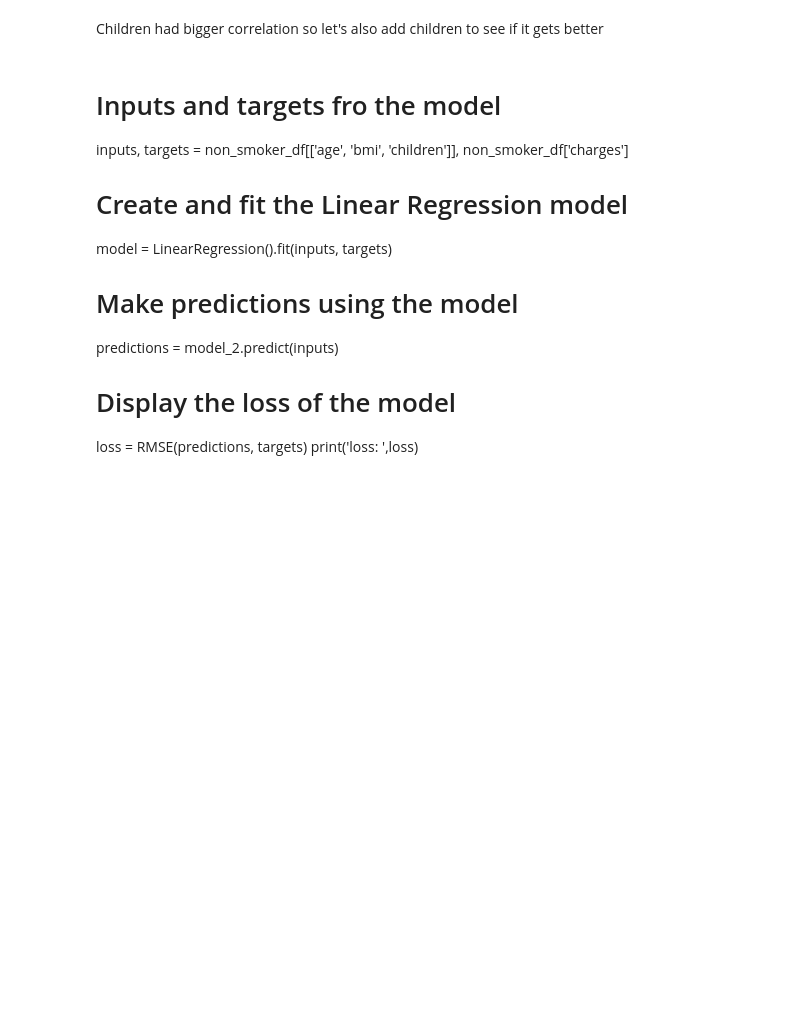
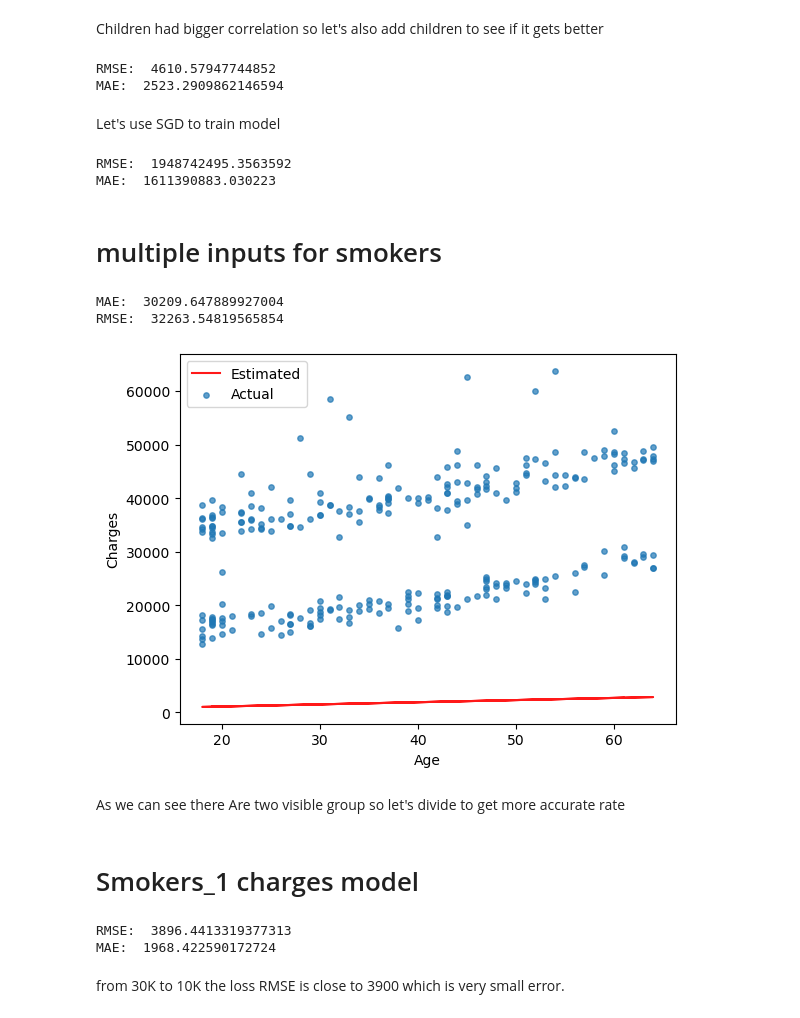
Before and after one commit to bashiir-code/ML-Project---Health-Insurance-Cost-Prediction, a Jupyter notebook: linear_regression.ipynb, the cells around one changed output. Drawn from its saved outputs; the diff is of its cells as text; code cells hidden in the pictures; blank space fills up the shorter version.

```diff
--- a/linear_regression.ipynb
+++ b/linear_regression.ipynb
@@ -828,13 +841,41 @@ array([266.74339853,   7.11137873])
 BMI has a very low weight coefficient, indicating a minimal correlation with charges. Therefore, it is not an effective alone as a input variable for training the model.
 # %% [markdown]
 Children had bigger correlation so let's also add children to see if it gets better
-# %% [markdown]
-# Inputs and targets fro the model
-inputs, targets = non_smoker_df[['age', 'bmi', 'children']], non_smoker_df['charges']
-# Create and fit the Linear Regression model
-model = LinearRegression().fit(inputs, targets)
-# Make predictions using the model
-predictions = model_2.predict(inputs)
-# Display the loss of the model
-loss = RMSE(predictions, targets)
-print('loss: ',loss)
+# %%
+# Inputs and targets for the model
+inputs, targets = non_smoker_df[['age', 'bmi', 'children']], non_smoker_df['charges']
+# Create and fit the Linear Regression model
+model = LinearRegression().fit(inputs, targets)
+# Make predictions using the model
+predictions = model.predict(inputs)
+# Display the loss of the model
+print('RMSE: ', RMSE(predictions, targets))
+print('MAE: ', MAE(predictions, targets))
+# %% [output]
+RMSE:  4610.57947744852
+MAE:  2523.2909862146594
+# %% [markdown]
+Let's use SGD to train model
+# %%
+# Inputs and targets for the model
+inputs, targets = non_smoker_df[['age', 'bmi', 'children']], non_smoker_df['charges']
+# make the model using SGD
+model_SGD = SGDRegressor().fit(inputs, targets)
+# Make predictions using the model
+predictions_SGD = model_SGD.predict(inputs)
+# Display the Loss of the model
+print('RMSE: ', RMSE(predictions_SGD, targets))
+print('MAE: ', MAE(predictions_SGD, targets))
+# %% [output]
+RMSE:  1948742495.3563592
+MAE:  1611390883.030223
+# %% [markdown]
+# multiple inputs for smokers
+# %%
+try_parameters_smoker(40, 300)
+# %% [output]
+MAE:  30209.647889927004
+RMSE:  32263.54819565854
+[figure, added]
+# %% [markdown]
+As we can see there Are two visible group so let's divide to get more accurate rate
@@ -840,0 +887,17 @@ print('loss: ',loss)
+# %% [markdown]
+# Smokers_1 charges model
+# %%
+# Inputs and targets for the model
+inputs, targets = smokers_1[['age', 'bmi', 'children']], smokers_1['charges']
+# Smokers_1 charges model
+model_SGD = LinearRegression().fit(inputs, targets)
+# Make predictions using the model
+predictions_SGD = model_SGD.predict(inputs)
+# Display the Loss of the model
+print('RMSE: ', RMSE(predictions_SGD, targets))
+print('MAE: ', MAE(predictions_SGD, targets))
+# %% [output]
+RMSE:  3896.4413319377313
+MAE:  1968.422590172724
+# %% [markdown]
+from 30K to 10K the loss RMSE is close to 3900 which is very small error.
```
Also changed, not shown: parts of 10 cells of this notebook, 2 other files.
